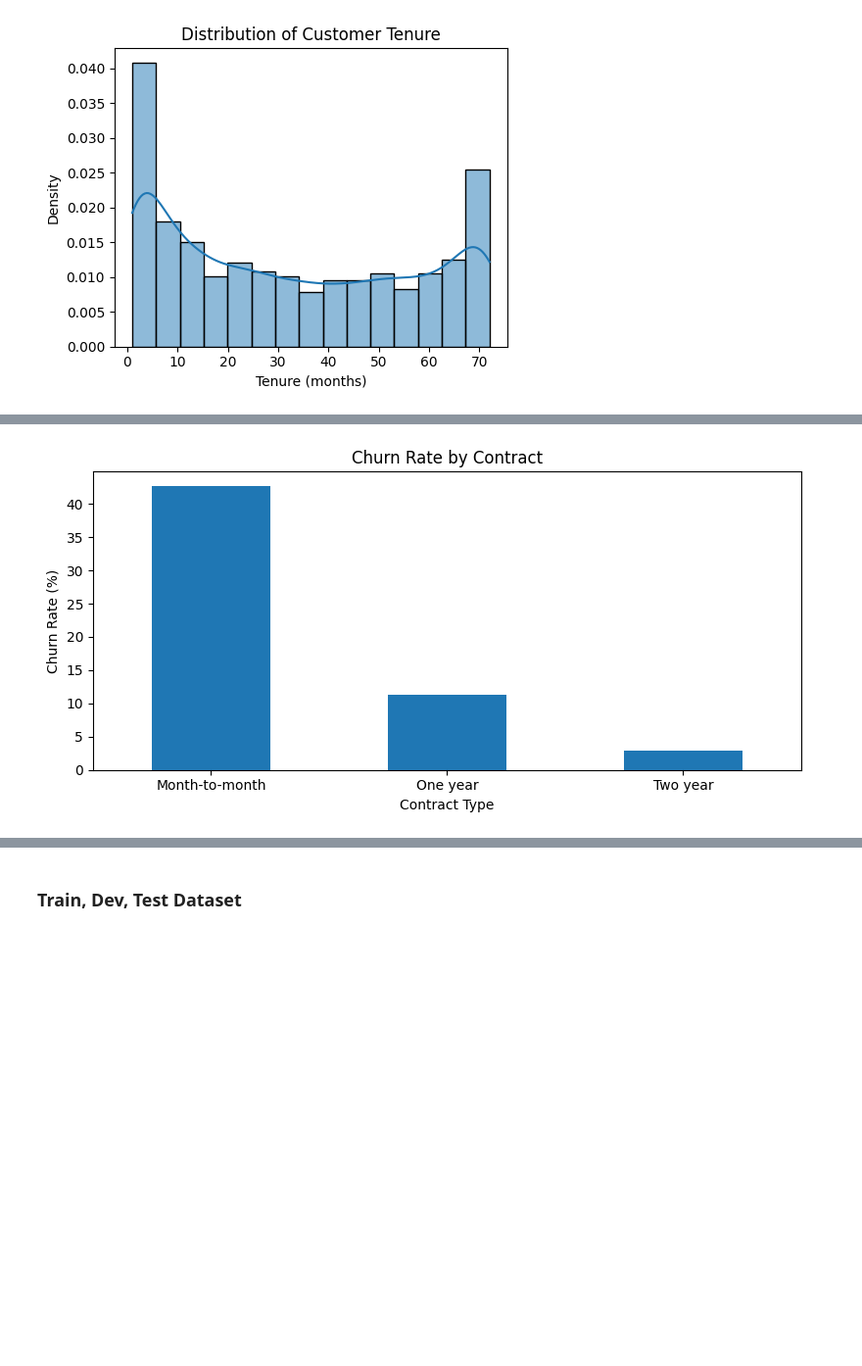
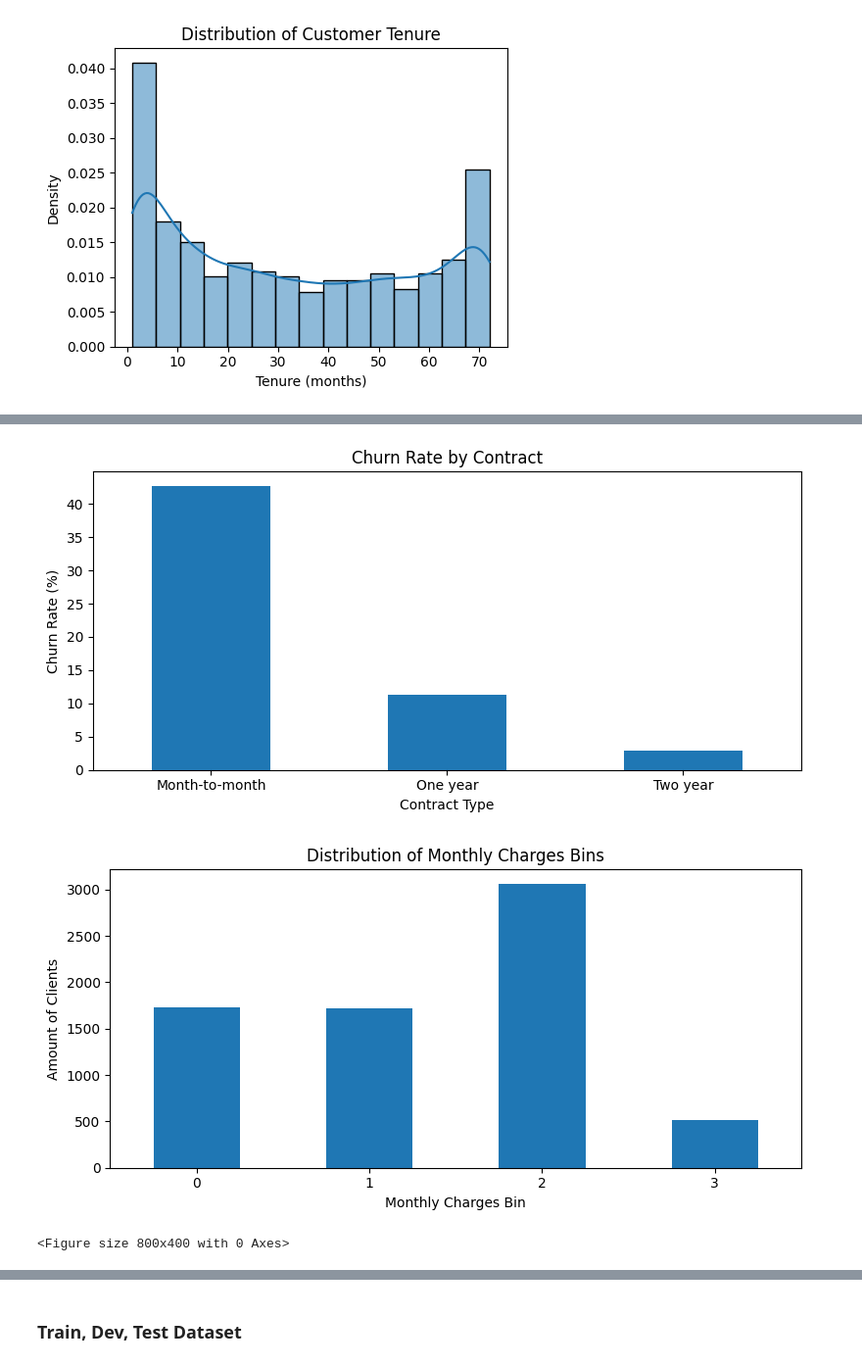
Before and after one commit to beatricecitterio/hacklab, a Jupyter notebook: ml_v2.ipynb, the cells around one changed output, grey strips where cells are left out. Shown: that part at 98% size. Drawn from its saved outputs; the diff is of its cells as text; code cells hidden in the pictures; blank space fills up the shorter version.

```diff
--- a/ml_v2.ipynb
+++ b/ml_v2.ipynb
@@ -142,8 +142,6 @@ plt.figure(figsize=(8, 5))
 sns.histplot(data=clients, x="ChargesDiscrepancy", hue="Churn", kde=True, bins=50, stat="density", common_norm=False)
 plt.title("Normalized Distribution of Charges Discrepancy by Churn")
 plt.show()
-
-
 
 correlations = clients.copy()
 correlations["InternetService"] = LabelEncoder().fit_transform(correlations["InternetService"])
@@ -168,31 +166,56 @@ sns.heatmap(
 plt.title("Correlation Heatmap of Top 10 Features")
 plt.show()
 
-
 plt.figure(figsize=(8, 4))
 # Ensure "Churn" is numeric before calculating the mean
 original_clients["Churn"] = original_clients["Churn"].map({"Yes": 1, "No": 0})
 churn_pct_by_payment = original_clients.groupby("PaymentMethod")["Churn"].mean() * 100
 churn_pct_by_payment.plot(kind='bar')
 plt.ylabel("Churn Rate (%)")
 plt.title("Churn Rate by Payment Method")
 plt.xlabel("Payment Method")
 plt.xticks(rotation=90)
 plt.show()
 
 # Churn percentage by Contract
 churn_by_contract = clients.groupby("Contract")["Churn"].mean() * 100
 
 plt.figure(figsize=(8, 4))
 churn_by_contract.plot(kind='bar')
 plt.ylabel("Churn Rate (%)")
 plt.title("Churn Rate by Contract")
 plt.xlabel("Contract Type")
 plt.xticks(rotation=0)
 plt.tight_layout()
 plt.show()
+
+# Distribution of Monthly Charges Bins
+charges_distrib = clients["MonthlyChargesBin"].value_counts().sort_index()
+
+plt.figure(figsize=(8, 4))
+charges_distrib.plot(kind="bar", stacked=True)
+plt.ylabel("Amount of Clients")
+plt.title("Distribution of Monthly Charges Bins")
+plt.xlabel("Monthly Charges Bin")
+plt.xticks(rotation=0)
+plt.tight_layout()
+plt.show()
+
+# Stacked bar chart of Monthly Charges Bins by Churn
+stack_charge_by_churn = clients["MonthlyChargesBin"].groupby(clients["Churn"]).value_counts().unstack()
+
+plt.figure(figsize=(8, 4))
+stack_charge_by_churn.plot(kind="bar", stacked=True)
+plt.ylabel("Amount of Clients")
+plt.title("Stacked Bar Chart of Monthly Charges Bins by Churn")
+plt.xlabel("Churn")
+plt.xticks(rotation=0)
+plt.tight_layout()
+plt.show()
 # %% [output]
 [figure]
 [figure]
 [figure]
 [figure]
+[figure, added]
+<Figure size 800x400 with 0 Axes>
```
Also changed, not shown: parts of 5 cells of this notebook, 1 other file.
